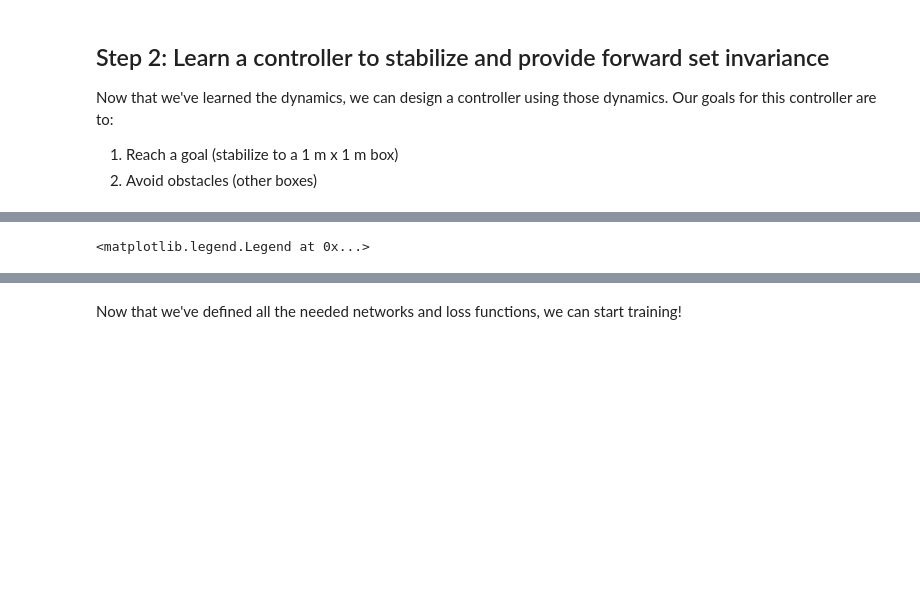
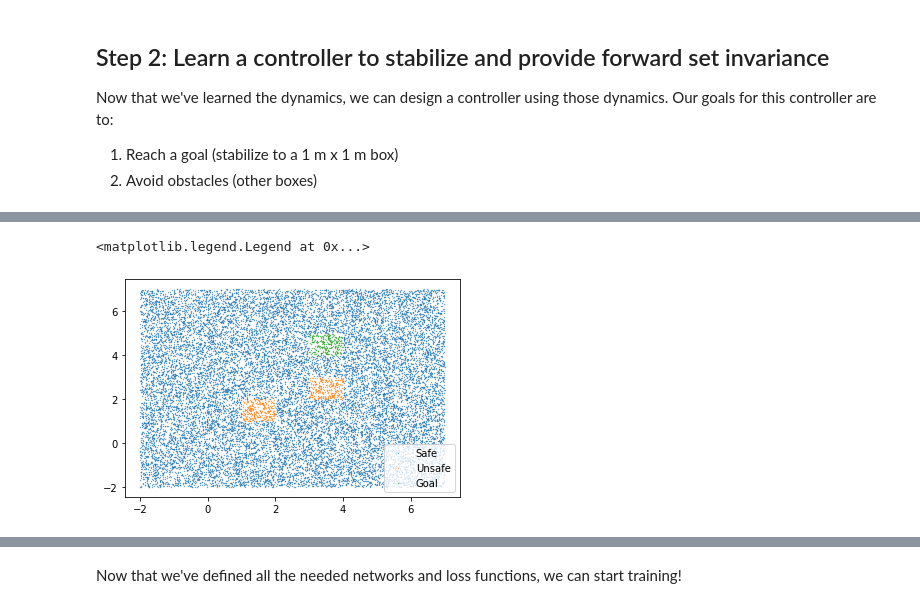
Before and after one commit to dawsonc/verified_neural_control, a Jupyter notebook: Neural SysID + Control Dubins.ipynb, the cells around one changed output, grey strips where cells are left out. Cells and saved outputs as stored; diff of their text form; code cells hidden in the pictures; blank space fills up the shorter version.

```diff
--- a/Neural SysID + Control Dubins.ipynb
+++ b/Neural SysID + Control Dubins.ipynb
@@ -349,13 +354,13 @@ def check_goal(xytheta_tensor):
 # %%
 # Now we can gather training and test points
 # (basically samples from the state space, segmented into safe an unsafe regions)
-N_train = 1000000
-N_test = 200000
+N_train = 200000
+N_test = 20000
 
 x_min = np.zeros((3, 1))
-x_min[0, 0] = -1
-x_min[1, 0] = -1
-x_min[2, 0] = -np.pi
+x_min[0, 0] = -2
+x_min[1, 0] = -2
+x_min[2, 0] = -4*np.pi
 x_max = -1 * x_min
 x_max[0, 0] = 7
 x_max[1, 0] = 7
@@ -369,6 +374,12 @@ safe_mask_train = torch.logical_and(torch.logical_not(unsafe_mask_train), torch.
 x_unsafe_train = x_train[unsafe_mask_train, :]
 x_safe_train = x_train[safe_mask_train, :]
 x_goal_train = x_train[goal_mask_train, :]
+# Get the h function that defines the safe region
+h_train = get_h_func(x_train)
+h_safe_train = h_train[safe_mask_train, :]
+# Get the distance to goal at every point
+relu = nn.ReLU()
+dist_to_goal_train = relu(get_signed_distance_to_rectangle(x_train, 3.5, 4.5, 1, 1))
 
 # Sample test points
 x_test = torch.from_numpy(np.random.uniform(x_min, x_max, (3, N_test)).transpose()).float()
@@ -379,10 +390,13 @@ safe_mask_test = torch.logical_and(torch.logical_not(unsafe_mask_test), torch.lo
 x_unsafe_test = x_test[unsafe_mask_test]
 x_safe_test = x_test[safe_mask_test, :]
 x_goal_test = x_test[goal_mask_test]
+h_test = get_h_func(x_test)
+h_safe_test = h_test[safe_mask_test, :]
+dist_to_goal_safe_test = relu(get_signed_distance_to_rectangle(x_safe_test, 3.5, 4.5, 1, 1))
 # %%
 plt.figure()
-plt.scatter(x_safe_train[:, 0], x_safe_train[:, 1], 0.5)
-plt.scatter(x_unsafe_train[:, 0], x_unsafe_train[:, 1], 0.5)
-plt.scatter(x_goal_train[:, 0], x_goal_train[:, 1], 0.5)
+plt.scatter(x_safe_test[:, 0], x_safe_test[:, 1], 0.1)
+plt.scatter(x_unsafe_test[:, 0], x_unsafe_test[:, 1], 0.1)
+plt.scatter(x_goal_test[:, 0], x_goal_test[:, 1], 0.1)
 plt.legend(["Safe", "Unsafe", "Goal"], loc='lower right')
 # %% [output]
@@ -391 +403,2 @@ plt.legend(["Safe", "Unsafe", "Goal"], loc='lower right')
 <matplotlib.legend.Legend at 0x...>
+[figure, added]
```
Also changed, not shown: parts of 14 cells of this notebook, 1 other file.
